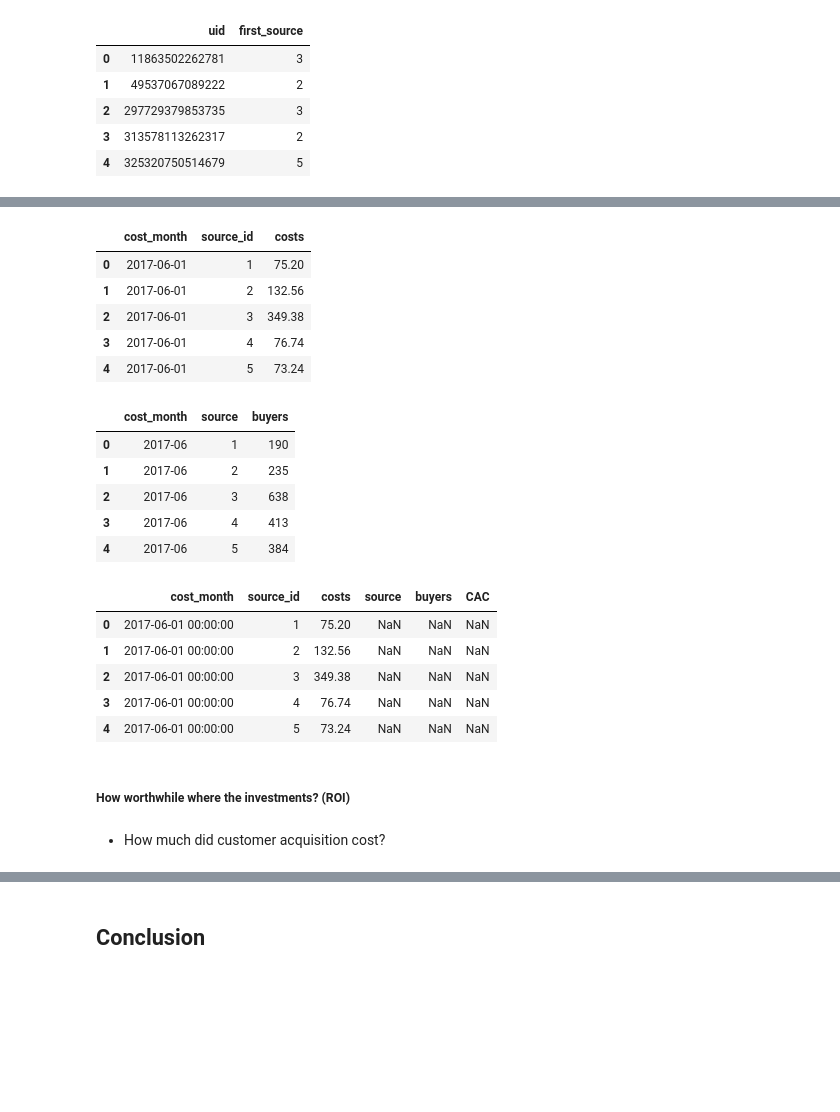
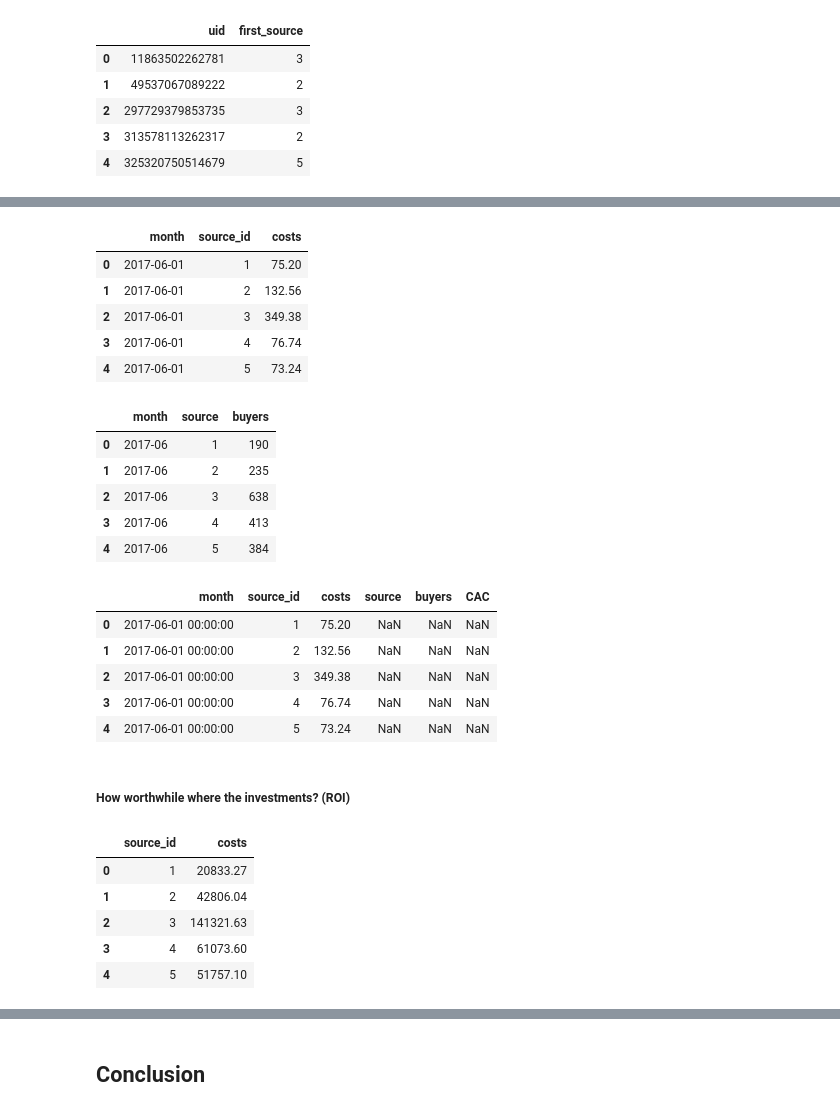
Before and after one commit to AcePine/yandex-marketing-expenses, a Jupyter notebook: yandex-data.ipynb, the cells around one changed output, grey strips where cells are left out. Drawn from its saved outputs; the diff is of its cells as text; code cells hidden in the pictures; blank space fills up the shorter version.

```diff
--- a/yandex-data.ipynb
+++ b/yandex-data.ipynb
@@ -185,7 +182,7 @@ costs.head(10)
 | 9 | 1 | 2017-06-10 | 43.24 |
 # %%
 # dt is a datetime column. Let's make that column datetime format
-costs['dt'] = pd.to_datetime(costs['dt'], format="%Y.%m.%d")
+costs['dt'] = pd.to_datetime(costs['dt'])
 costs.info(memory_usage='deep')
 costs.head(5)
 # %% [output]
@@ -205,3 +202,7 @@ memory usage: 59.7 KB
 | 2 | 1 | 2017-06-03 | 36.53 |
 | 3 | 1 | 2017-06-04 | 55.00 |
 | 4 | 1 | 2017-06-05 | 57.08 |
+# %%
+costs['year'] = costs['dt'].astype('datetime64[Y]')
+costs['month'] = costs['dt'].astype('datetime64[M]')
+costs['week'] = costs['dt'].astype('datetime64[W]')
@@ -911,7 +927,3 @@ plt.show()
 [figure]
 # %% [markdown]
 ##### How much did customer acquisition from each of the sources cost?
-# %%
-costs['month'] = pd.to_datetime(costs['month']).astype('datetime64[M]')
-costs.info()
-costs.head()
@@ -1054,20 +1031,24 @@ costs.head()
 # %%
-costs_by_month_source=costs.groupby(['cost_month','source_id'])['costs'].sum().reset_index()
+# we're now finding the costs, but this time broken down by source id
+costs_by_month_source=costs.groupby(['month','source_id'])['costs'].sum().reset_index()
 costs_by_month_source.head()
 # %% [output]
-|  | cost_month | source_id | costs |
+|  | month | source_id | costs |
 | 0 | 2017-06-01 | 1 | 75.20 |
 | 1 | 2017-06-01 | 2 | 132.56 |
 | 2 | 2017-06-01 | 3 | 349.38 |
 | 3 | 2017-06-01 | 4 | 76.74 |
 | 4 | 2017-06-01 | 5 | 73.24 |
 # %%
+# let's make the source column uniform with the other dataframes
 orders_2.rename(columns={'source': 'source_id'})
+
+# getting buyers per month by source
 buyers_per_month_source=orders_2.groupby(['order_month','first_source'])['uid'].nunique().reset_index()
-buyers_per_month_source.columns=['cost_month','source','buyers']
+buyers_per_month_source.columns=['month','source','buyers']
 buyers_per_month_source.head()
 # %% [output]
-|  | cost_month | source | buyers |
+|  | month | source | buyers |
 | 0 | 2017-06 | 1 | 190 |
 | 1 | 2017-06 | 2 | 235 |
 | 2 | 2017-06 | 3 | 638 |
@@ -1076,12 +1057,12 @@ buyers_per_month_source.head()
 # %%
 # finding CAC per month by source
 
-CAC_per_month_source = costs_by_month_source.merge(buyers_per_month_source, how='left', on=['cost_month'])
+CAC_per_month_source = costs_by_month_source.merge(buyers_per_month_source, how='left', on=['month'])
 CAC_per_month_source['CAC'] = CAC_per_month_source['costs']/CAC_per_month_source['buyers']
-CAC_per_month_source['cost_month'] = CAC_per_month_source['cost_month']
+CAC_per_month_source['month'] = CAC_per_month_source['month']
 CAC_per_month_source.head()
 # %% [output]
-|  | cost_month | source_id | costs | source | buyers | CAC |
+|  | month | source_id | costs | source | buyers | CAC |
 | 0 | 2017-06-01 00:00:00 | 1 | 75.20 | NaN | NaN | NaN |
 | 1 | 2017-06-01 00:00:00 | 2 | 132.56 | NaN | NaN | NaN |
 | 2 | 2017-06-01 00:00:00 | 3 | 349.38 | NaN | NaN | NaN |
@@ -1089,5 +1070,14 @@ CAC_per_month_source.head()
 | 4 | 2017-06-01 00:00:00 | 5 | 73.24 | NaN | NaN | NaN |
 # %% [markdown]
 ##### How worthwhile where the investments? (ROI)
-# %% [markdown]
-- How much did customer acquisition cost?
+# %%
+# Remember that ROI of an ad campaign is (income - expenses) / expenses
+
+costs_per_source.head()
+# %% [output]
+|  | source_id | costs |
+| 0 | 1 | 20833.27 |
+| 1 | 2 | 42806.04 |
+| 2 | 3 | 141321.63 |
+| 3 | 4 | 61073.60 |
+| 4 | 5 | 51757.10 |
```
Also changed, not shown: parts of 61 cells of this notebook.
